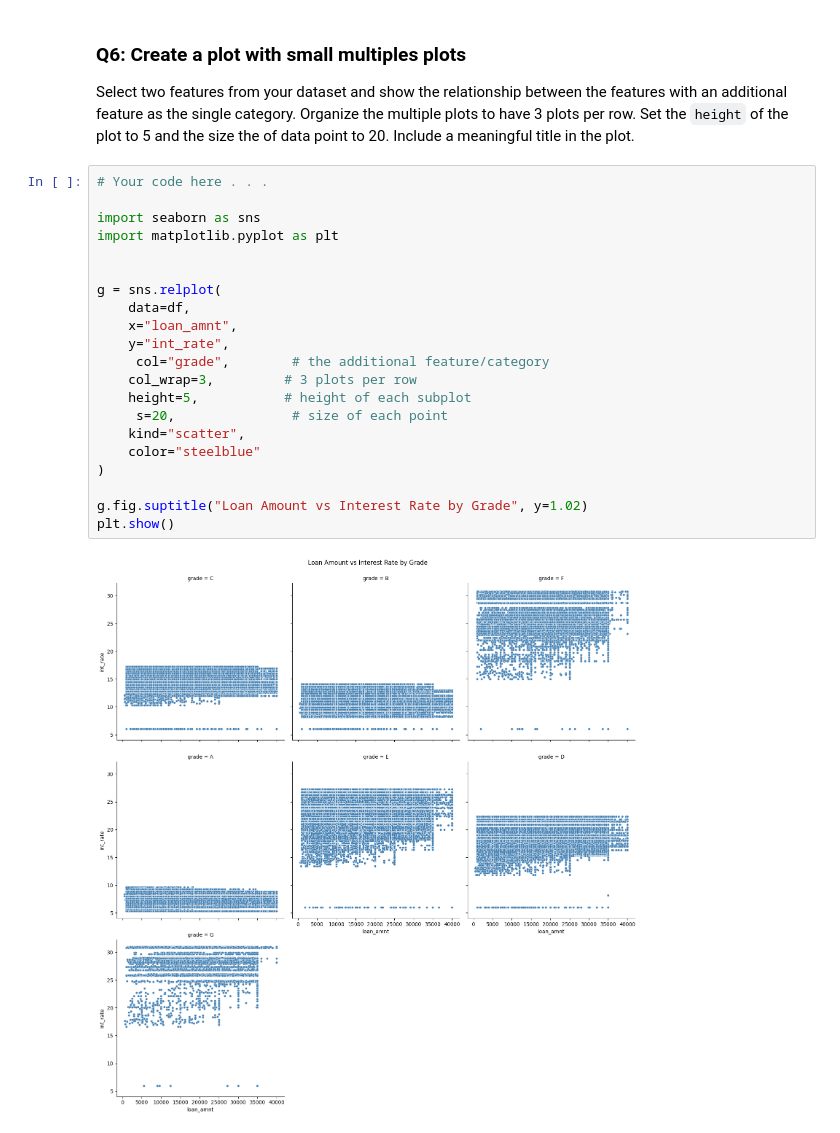
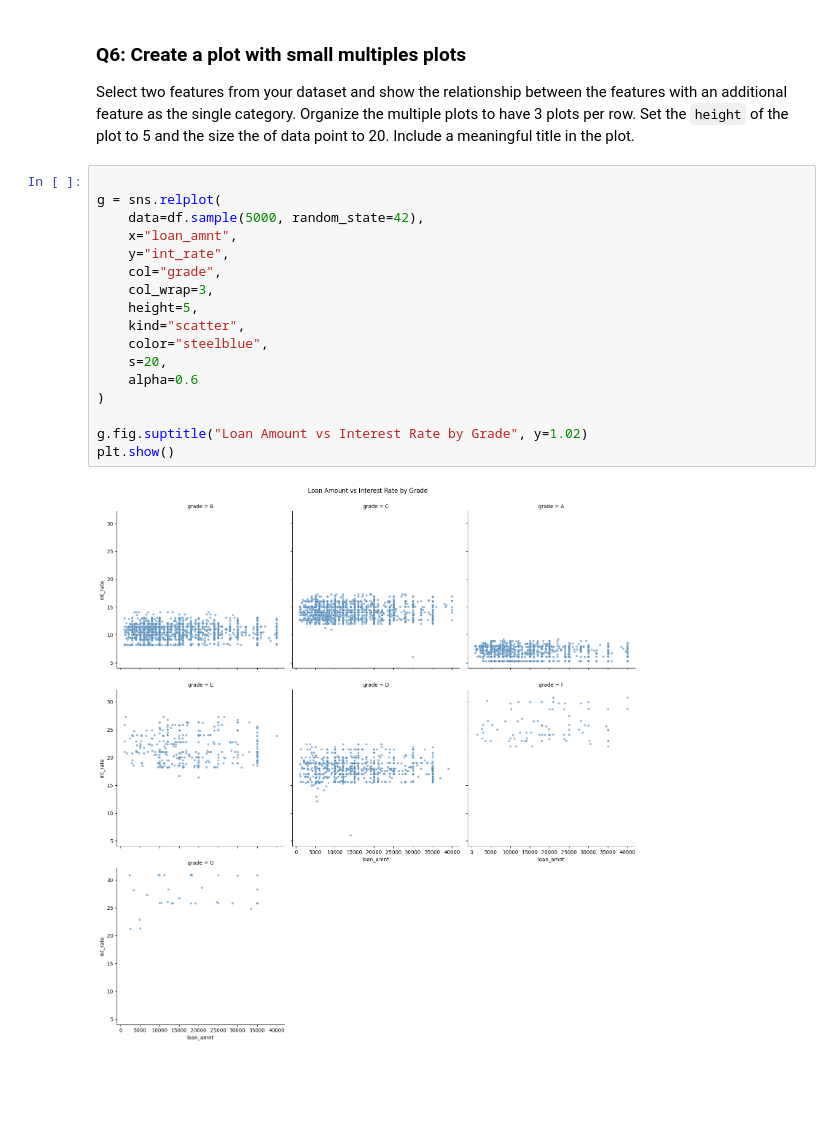
Before and after one commit to CS133-DataVisualization/term-project-vizvisionaries, a Jupyter notebook: Project Assignments/CS133_F25_P1_relplot_scatter.ipynb, the cells around one changed output. Drawn from its saved outputs; the diff is of its cells as text; blank space fills up the shorter version.

```diff
--- a/Project Assignments/CS133_F25_P1_relplot_scatter.ipynb
+++ b/Project Assignments/CS133_F25_P1_relplot_scatter.ipynb
@@ -177,25 +180,21 @@ plt.show()
 ### Q6: Create a plot with small multiples plots
 Select two features from your dataset and show the relationship between the features with an additional feature as the single category. Organize the multiple plots to have 3 plots per row. Set the `height` of the plot to 5 and the size the of data point to 20. Include a meaningful title in the plot.
 # %%
-# Your code here . . .
-
-import seaborn as sns
-import matplotlib.pyplot as plt
-
 
 g = sns.relplot(
-    data=df,
+    data=df.sample(5000, random_state=42),
     x="loan_amnt",
     y="int_rate",
-     col="grade",        # the additional feature/category
-    col_wrap=3,         # 3 plots per row
-    height=5,           # height of each subplot
-     s=20,               # size of each point
+    col="grade",
+    col_wrap=3,
+    height=5,
     kind="scatter",
-    color="steelblue"
+    color="steelblue",
+    s=20,
+    alpha=0.6
 )
 
 g.fig.suptitle("Loan Amount vs Interest Rate by Grade", y=1.02)
 plt.show()
 # %% [output]
-[figure, old version]
+[figure, new version]
```
Also changed, not shown: parts of 5 cells of this notebook.
